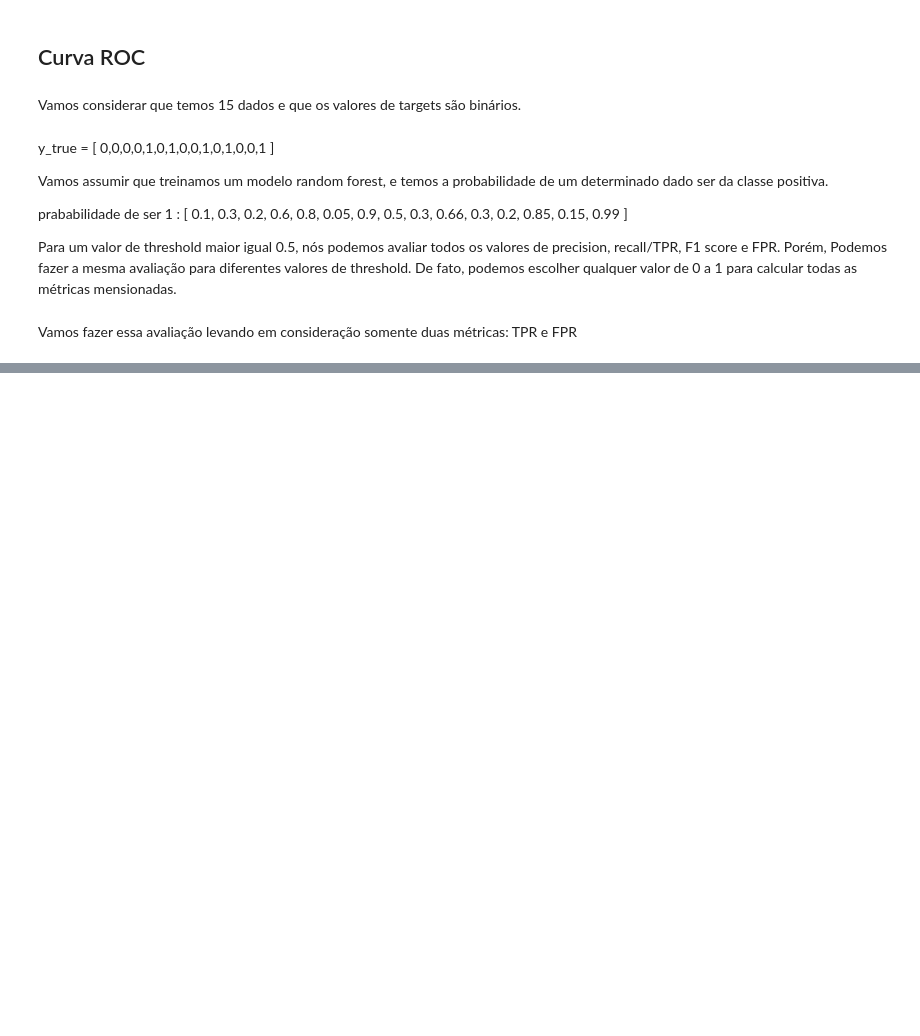
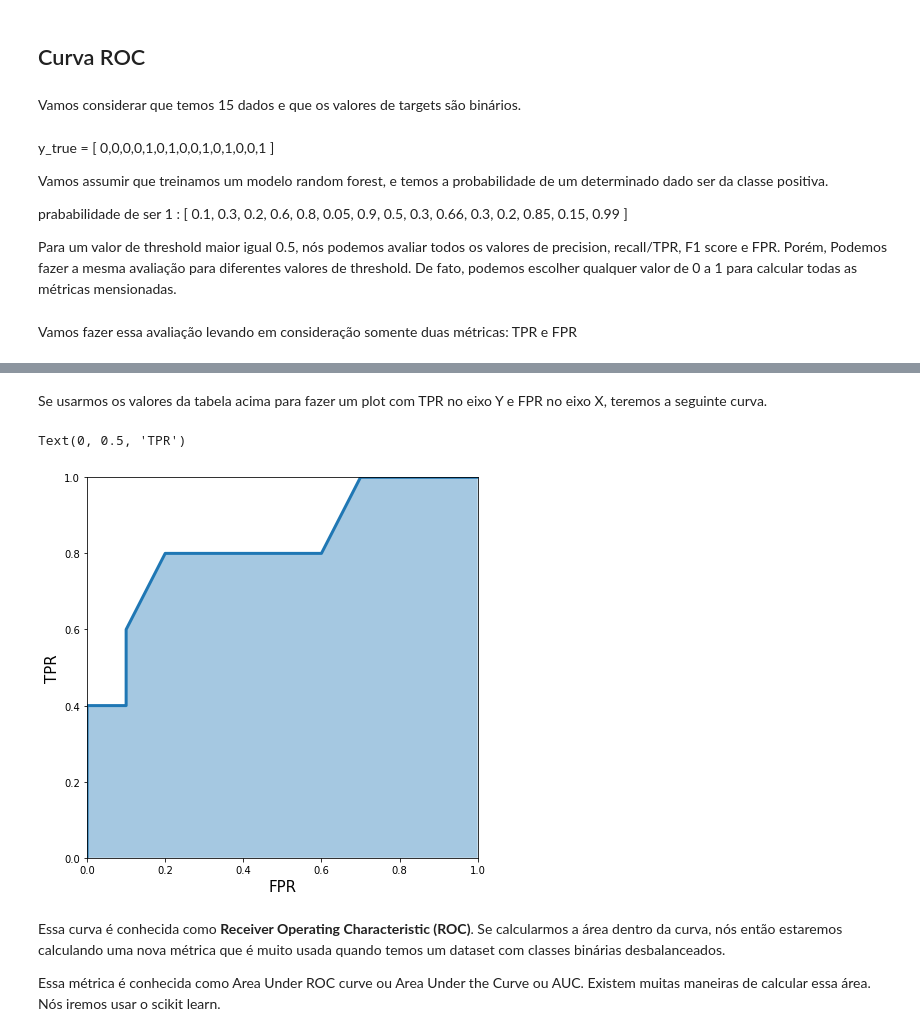
Before and after one commit to jmcabreira-zz/Resumo-de-livros-PTBr, a Jupyter notebook: Approaching_(Almost)_Machine_Learning_Problem/Metricas-de-avaliaçao/metricas.ipynb, the cells around one changed output, grey strips where cells are left out. Cells and saved outputs as stored; diff of their text form; code cells hidden in the pictures; blank space fills up the shorter version.

Commit message:
refact: Add ROC curve

```diff
--- a/Approaching_(Almost)_Machine_Learning_Problem/Metricas-de-avaliaçao/metricas.ipynb
+++ b/Approaching_(Almost)_Machine_Learning_Problem/Metricas-de-avaliaçao/metricas.ipynb
@@ -500,0 +521,17 @@ for thresh in thresholds:
+# %% [markdown]
+Se usarmos os valores da tabela acima para fazer um plot com TPR no eixo Y e FPR no eixo X, teremos a seguinte curva.
+# %%
+plt.figure(figsize=(7,7))
+plt.fill_between(fpr_list, tpr_list, alpha = 0.4)
+plt.plot(fpr_list, tpr_list, lw = 3)
+plt.xlim(0, 1.0)
+plt.ylim(0, 1.0)
+plt.xlabel("FPR", fontsize = 15)
+plt.ylabel("TPR", fontsize = 15)
+# %% [output]
+Text(0, 0.5, 'TPR')
+[figure, added]
+# %% [markdown]
+Essa curva é conhecida como **Receiver Operating Characteristic (ROC)**. Se calcularmos a área dentro da curva, nós então estaremos calculando uma nova métrica que é muito usada quando temos um dataset com classes binárias desbalanceados.
+
+Essa métrica é conhecida como Area Under ROC curve ou Area Under the Curve ou AUC. Existem muitas maneiras de calcular essa área. Nós iremos usar o scikit learn.
```
Also changed, not shown: parts of 1 cell of this notebook.
